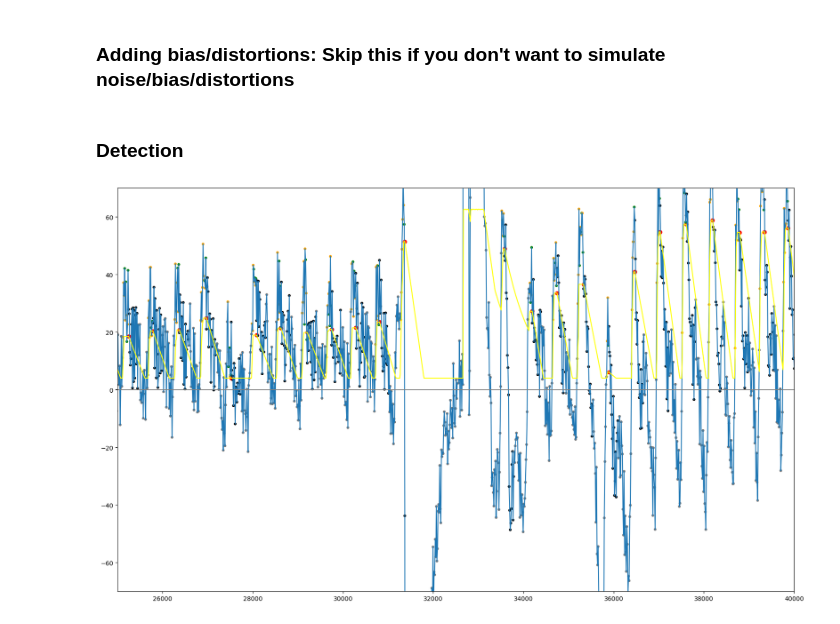
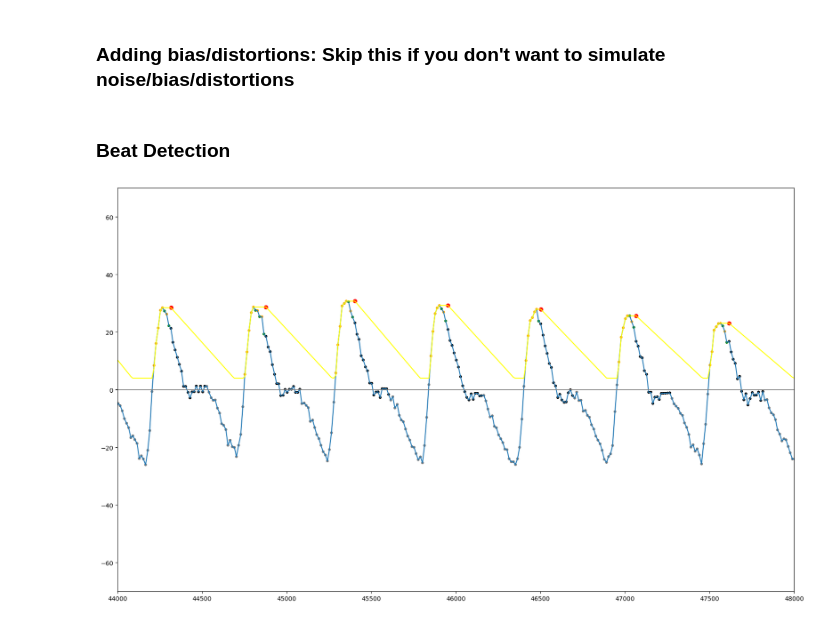
Before and after one commit to TianyiZhu877/Pulse_oximetry_BE189, a Jupyter notebook: report.ipynb, the cells around one changed output. Saved outputs shown, nothing was run; the diff lists cells and outputs as text; code cells hidden in the pictures.

```diff
--- a/report.ipynb
+++ b/report.ipynb
@@ -1016,6 +1049,11 @@ plt.ylim(-200, 200)
 plt.show()
 # %% [output]
 [figure]
+# %%
+region0 = (8000, 15000)
+region1 = (20000, 26000)
+region2 = (33000, 40000)
+region3 = (44000, 48000)
 # %% [markdown]
 ### Adding bias/distortions: Skip this if you don't want to simulate noise/bias/distortions
 # %%
@@ -1036,7 +1074,7 @@ v_hpf = butterworth_lpf(v_hpf, 5, 80)
 t, _ = clean_up(samples[:,0], samples[:,1])
 v_hpf, dcs = dc_filter(v)
 # %% [markdown]
-### Detection
+### Beat Detection
 # %%
 SAMPLE_RATE = 80
 SAMPLE_PERIOD = 1000/SAMPLE_RATE
@@ -1138,7 +1176,7 @@ class beatDetector:
         self.t_last = t
         self.v_last = v
 
-        return peak_detected, self.threshold, self.state
+        return peak_detected, self.threshold, self.state, self.period
 
     def decrease_threshold(self, t):
 
@@ -1171,16 +1215,23 @@ for idx in range(t.shape[0]):
 # print(states)
 # %%
-plt.figure(figsize=(20, 12))
-plt.plot(t, v_hpf)
-plt.plot(t, thresholds, color='yellow')
-plt.scatter(beats_t, beats_v, color='red')
-plt.plot(t, np.zeros(t.shape[0]), linewidth=1, color='grey')
-state_colors = [palette[i] for i in states]
-plt.scatter(t, v_hpf, c=state_colors, s=12)
-plt.ylim(-70, 70)
-plt.xlim(25000, 40000)
-# plt.xlim(10000, 20000)
-# plt.xlim(6000, 10000)
-plt.show()
+# plot beat detection result for RED LED
+def plot_result(args, xlims = None):
+    (beats_t, beats_v, thresholds, states, periods) = args
+    plt.figure(figsize=(20, 12))
+    plt.plot(t, v_hpf)
+    plt.plot(t, thresholds, color='yellow')
+    plt.scatter(beats_t, beats_v, color='red')
+    plt.plot(t, np.zeros(t.shape[0]), linewidth=1, color='grey')
+    state_colors = [palette[i] for i in states]
+    plt.scatter(t, v_hpf, c=state_colors, s=12)
+    plt.ylim(-70, 70)
+    if xlims is not None:
+        plt.xlim(xlims)
+    # plt.xlim(10000, 20000)
+    # plt.xlim(6000, 10000)
+    plt.show()
+
+# plot_result(red_results, (25000, 40000))
+plot_result(red_results, region3)
 # %% [output]
-[figure, old version]
+[figure, new version]
```
Also changed, not shown: parts of 19 cells of this notebook.
